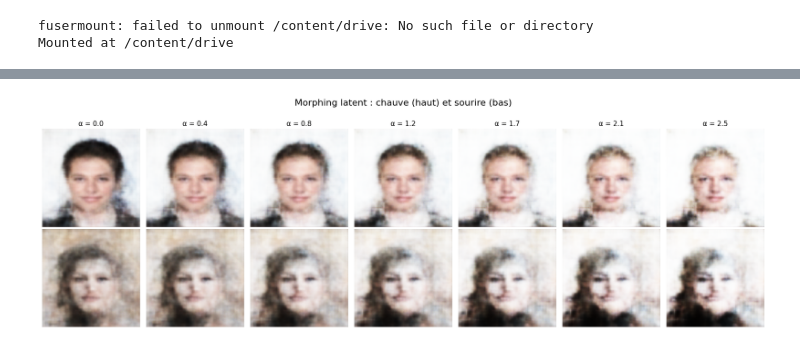
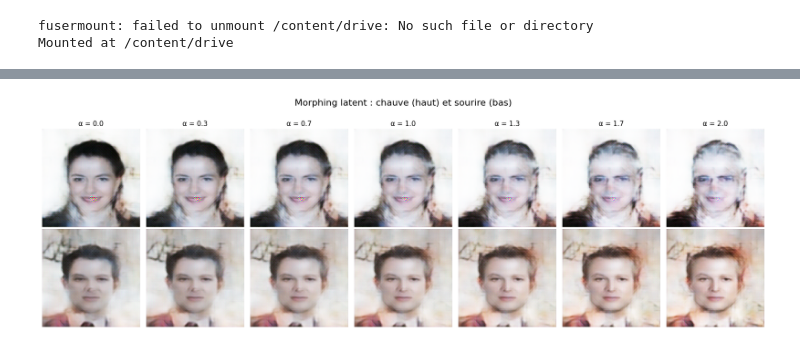
Before and after one commit to djakesa/AE-VAE-GAN-CelebA, a Jupyter notebook: morphing_smile.ipynb, the cells around one changed output, grey strips where cells are left out. Saved outputs shown, nothing was run; the diff lists cells and outputs as text; code cells hidden in the pictures.

```diff
--- a/morphing_smile.ipynb
+++ b/morphing_smile.ipynb
@@ -191,7 +336,7 @@ import cv2
 import matplotlib.pyplot as plt
 
 # === Chemins des deux images ===
-img_path_1 = '/content/drive/MyDrive/img_align_celeba/img_align_celeba/000005.jpg'
+img_path_1 = '/content/drive/MyDrive/img_align_celeba/img_align_celeba/000015.jpg'
 img_path_2 = '/content/drive/MyDrive/img_align_celeba/img_align_celeba/005000.jpg'
 
 # === Chargement et conversion RGB ===
@@ -248,7 +393,7 @@ z_sourire = vae.encoder.predict(np.expand_dims(img_sourire, axis=0))[0]
 z_chauve = vae.encoder.predict(np.expand_dims(img_chauve, axis=0))[0]
 
 # === Morphing ===
-alphas = np.linspace(0, 2.5, 7)
+alphas = np.linspace(0, 2, 7)
 
 plt.figure(figsize=(18, 6))
 
@@ -299 +444 @@ plt.show()
-[figure, old version]
+[figure, new version]
```
Also changed, not shown: parts of 6 cells of this notebook.
